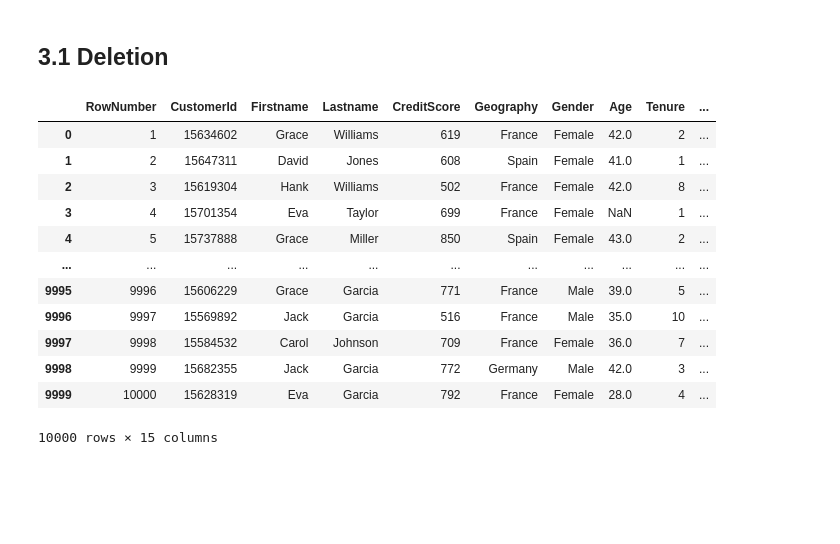
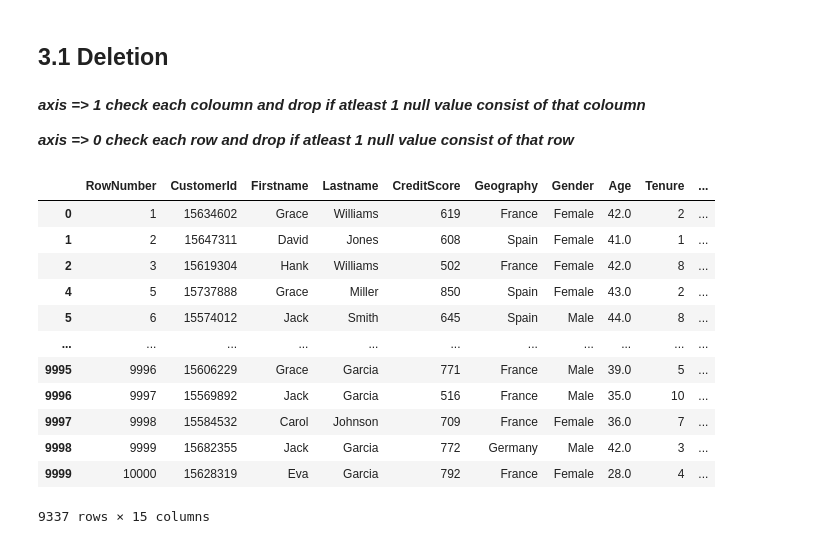
Before and after one commit to kavishka-CodXlab/ML-Week---01-02, a Jupyter notebook: 0_handle_missing_values.ipynb, the cells around one changed output. Saved outputs shown, nothing was run; the diff lists cells and outputs as text; code cells hidden in the pictures; blank space fills up the shorter version.

```diff
--- a/0_handle_missing_values.ipynb
+++ b/0_handle_missing_values.ipynb
@@ -114,19 +99,25 @@ df_cp.head()
 | 4 | 5 | 15737888 | Grace | Miller | 850 | Spain | Female | 43.0 | 2 | ... |
 # %% [markdown]
 ## 3.1 Deletion
+# %% [markdown]
+***axis => 1  check each coloumn and drop if atleast 1 null value consist of  that coloumn***
+
+***axis => 0 check each row and drop if atleast 1 null value consist of that row***
 # %%
+df_cp = df.copy()
+df_cp = df_cp.dropna(axis= 0)
 df_cp
 # %% [output]
 |  | RowNumber | CustomerId | Firstname | Lastname | CreditScore | Geography | Gender | Age | Tenure | ... |
 | 0 | 1 | 15634602 | Grace | Williams | 619 | France | Female | 42.0 | 2 | ... |
 | 1 | 2 | 15647311 | David | Jones | 608 | Spain | Female | 41.0 | 1 | ... |
 | 2 | 3 | 15619304 | Hank | Williams | 502 | France | Female | 42.0 | 8 | ... |
-| 3 | 4 | 15701354 | Eva | Taylor | 699 | France | Female | NaN | 1 | ... |
 | 4 | 5 | 15737888 | Grace | Miller | 850 | Spain | Female | 43.0 | 2 | ... |
+| 5 | 6 | 15574012 | Jack | Smith | 645 | Spain | Male | 44.0 | 8 | ... |
 | ... | ... | ... | ... | ... | ... | ... | ... | ... | ... | ... |
 | 9995 | 9996 | 15606229 | Grace | Garcia | 771 | France | Male | 39.0 | 5 | ... |
 | 9996 | 9997 | 15569892 | Jack | Garcia | 516 | France | Male | 35.0 | 10 | ... |
 | 9997 | 9998 | 15584532 | Carol | Johnson | 709 | France | Female | 36.0 | 7 | ... |
 | 9998 | 9999 | 15682355 | Jack | Garcia | 772 | Germany | Male | 42.0 | 3 | ... |
 | 9999 | 10000 | 15628319 | Eva | Garcia | 792 | France | Female | 28.0 | 4 | ... |
-10000 rows × 15 columns
+9337 rows × 15 columns
```
Also changed, not shown: parts of 17 cells of this notebook, 1 other file.
